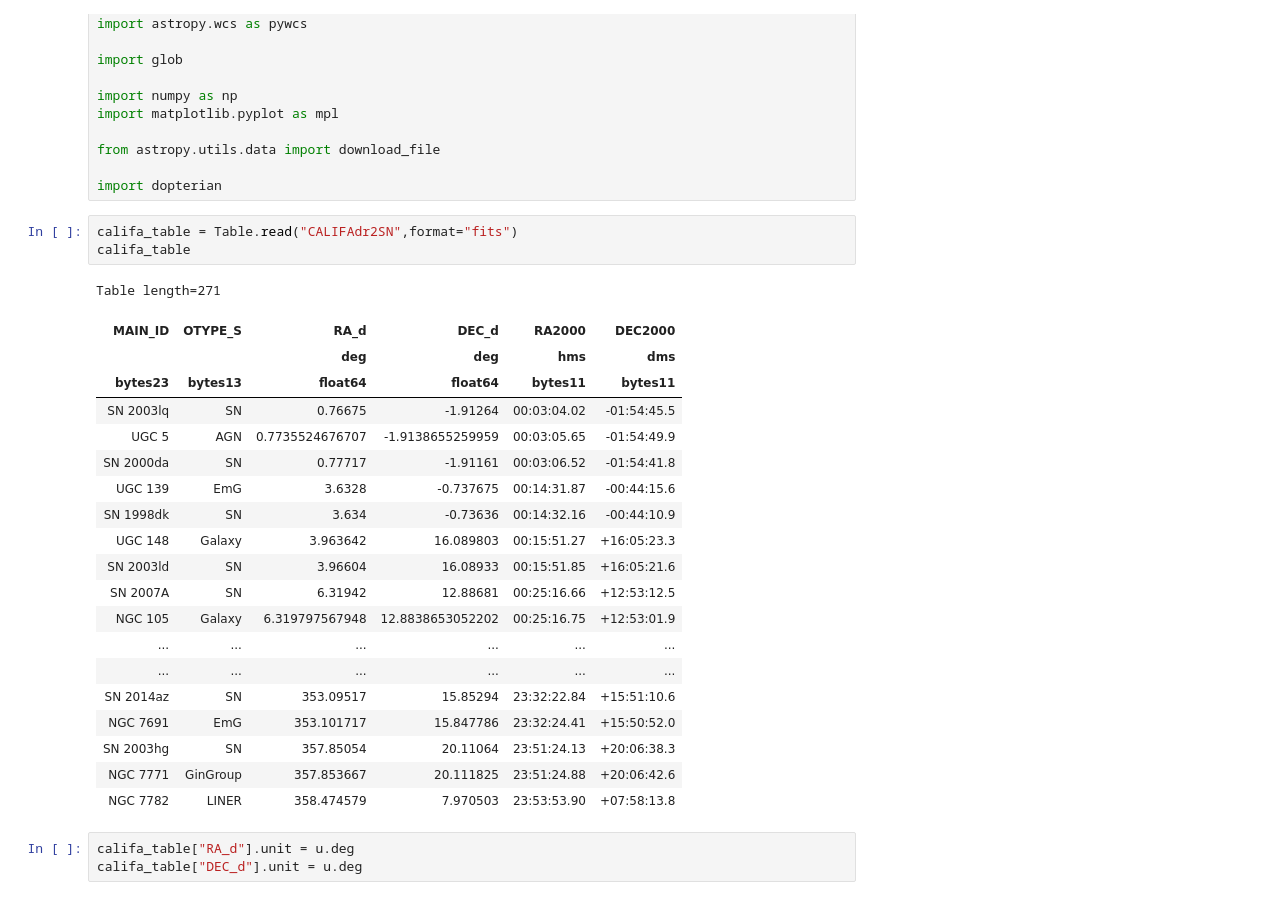
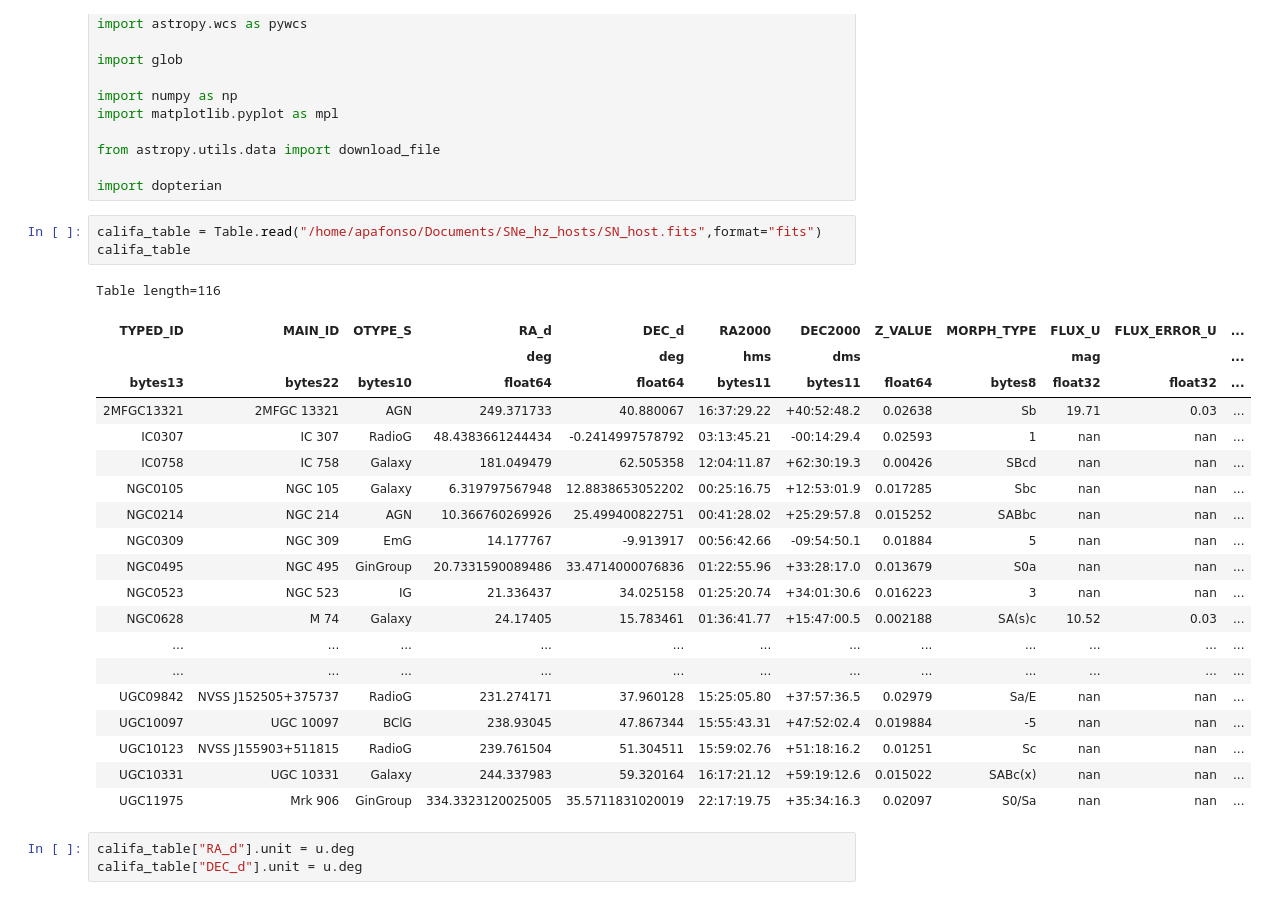
Before and after one commit to asofiafonso/SNe_hz_hosts, a Jupyter notebook: SDSS_DATA_QUERY.ipynb, the cells around one changed output. Drawn from its saved outputs; the diff is of its cells as text.

```diff
--- a/SDSS_DATA_QUERY.ipynb
+++ b/SDSS_DATA_QUERY.ipynb
@@ -15,29 +15,29 @@ from astropy.utils.data import download_file
 
 import dopterian
 # %%
-califa_table = Table.read("CALIFAdr2SN",format="fits")
+califa_table = Table.read("/home/apafonso/Documents/SNe_hz_hosts/SN_host.fits",format="fits")
 califa_table
 # %% [output]
-Table length=271
+Table length=116
-| MAIN_ID | OTYPE_S | RA_d | DEC_d | RA2000 | DEC2000 |
-|  |  | deg | deg | hms | dms |
-| bytes23 | bytes13 | float64 | float64 | bytes11 | bytes11 |
-| SN 2003lq | SN | 0.76675 | -1.91264 | 00:03:04.02 | -01:54:45.5 |
-| UGC 5 | AGN | 0.7735524676707 | -1.9138655259959 | 00:03:05.65 | -01:54:49.9 |
-| SN 2000da | SN | 0.77717 | -1.91161 | 00:03:06.52 | -01:54:41.8 |
-| UGC 139 | EmG | 3.6328 | -0.737675 | 00:14:31.87 | -00:44:15.6 |
-| SN 1998dk | SN | 3.634 | -0.73636 | 00:14:32.16 | -00:44:10.9 |
-| UGC 148 | Galaxy | 3.963642 | 16.089803 | 00:15:51.27 | +16:05:23.3 |
-| SN 2003ld | SN | 3.96604 | 16.08933 | 00:15:51.85 | +16:05:21.6 |
-| SN 2007A | SN | 6.31942 | 12.88681 | 00:25:16.66 | +12:53:12.5 |
-| NGC 105 | Galaxy | 6.319797567948 | 12.8838653052202 | 00:25:16.75 | +12:53:01.9 |
-| ... | ... | ... | ... | ... | ... |
-| ... | ... | ... | ... | ... | ... |
-| SN 2014az | SN | 353.09517 | 15.85294 | 23:32:22.84 | +15:51:10.6 |
-| NGC 7691 | EmG | 353.101717 | 15.847786 | 23:32:24.41 | +15:50:52.0 |
-| SN 2003hg | SN | 357.85054 | 20.11064 | 23:51:24.13 | +20:06:38.3 |
-| NGC 7771 | GinGroup | 357.853667 | 20.111825 | 23:51:24.88 | +20:06:42.6 |
-| NGC 7782 | LINER | 358.474579 | 7.970503 | 23:53:53.90 | +07:58:13.8 |
+| TYPED_ID | MAIN_ID | OTYPE_S | RA_d | DEC_d | RA2000 | DEC2000 | Z_VALUE | MORPH_TYPE | FLUX_U | FLUX_ERROR_U | ... |
+|  |  |  | deg | deg | hms | dms |  |  | mag |  | ... |
+| bytes13 | bytes22 | bytes10 | float64 | float64 | bytes11 | bytes11 | float64 | bytes8 | float32 | float32 | ... |
+| 2MFGC13321 | 2MFGC 13321 | AGN | 249.371733 | 40.880067 | 16:37:29.22 | +40:52:48.2 | 0.02638 | Sb | 19.71 | 0.03 | ... |
+| IC0307 | IC 307 | RadioG | 48.4383661244434 | -0.2414997578792 | 03:13:45.21 | -00:14:29.4 | 0.02593 | 1 | nan | nan | ... |
+| IC0758 | IC 758 | Galaxy | 181.049479 | 62.505358 | 12:04:11.87 | +62:30:19.3 | 0.00426 | SBcd | nan | nan | ... |
+| NGC0105 | NGC 105 | Galaxy | 6.319797567948 | 12.8838653052202 | 00:25:16.75 | +12:53:01.9 | 0.017285 | Sbc | nan | nan | ... |
+| NGC0214 | NGC 214 | AGN | 10.366760269926 | 25.499400822751 | 00:41:28.02 | +25:29:57.8 | 0.015252 | SABbc | nan | nan | ... |
+| NGC0309 | NGC 309 | EmG | 14.177767 | -9.913917 | 00:56:42.66 | -09:54:50.1 | 0.01884 | 5 | nan | nan | ... |
+| NGC0495 | NGC 495 | GinGroup | 20.7331590089486 | 33.4714000076836 | 01:22:55.96 | +33:28:17.0 | 0.013679 | S0a | nan | nan | ... |
+| NGC0523 | NGC 523 | IG | 21.336437 | 34.025158 | 01:25:20.74 | +34:01:30.6 | 0.016223 | 3 | nan | nan | ... |
+| NGC0628 | M 74 | Galaxy | 24.17405 | 15.783461 | 01:36:41.77 | +15:47:00.5 | 0.002188 | SA(s)c | 10.52 | 0.03 | ... |
+| ... | ... | ... | ... | ... | ... | ... | ... | ... | ... | ... | ... |
+| ... | ... | ... | ... | ... | ... | ... | ... | ... | ... | ... | ... |
+| UGC09842 | NVSS J152505+375737 | RadioG | 231.274171 | 37.960128 | 15:25:05.80 | +37:57:36.5 | 0.02979 | Sa/E | nan | nan | ... |
+| UGC10097 | UGC 10097 | BClG | 238.93045 | 47.867344 | 15:55:43.31 | +47:52:02.4 | 0.019884 | -5 | nan | nan | ... |
+| UGC10123 | NVSS J155903+511815 | RadioG | 239.761504 | 51.304511 | 15:59:02.76 | +51:18:16.2 | 0.01251 | Sc | nan | nan | ... |
+| UGC10331 | UGC 10331 | Galaxy | 244.337983 | 59.320164 | 16:17:21.12 | +59:19:12.6 | 0.015022 | SABc(x) | nan | nan | ... |
+| UGC11975 | Mrk 906 | GinGroup | 334.3323120025005 | 35.5711831020019 | 22:17:19.75 | +35:34:16.3 | 0.02097 | S0/Sa | nan | nan | ... |
 # %%
 califa_table["RA_d"].unit = u.deg
 califa_table["DEC_d"].unit = u.deg
```
Also changed, not shown: parts of 8 cells of this notebook, 20 other files.
